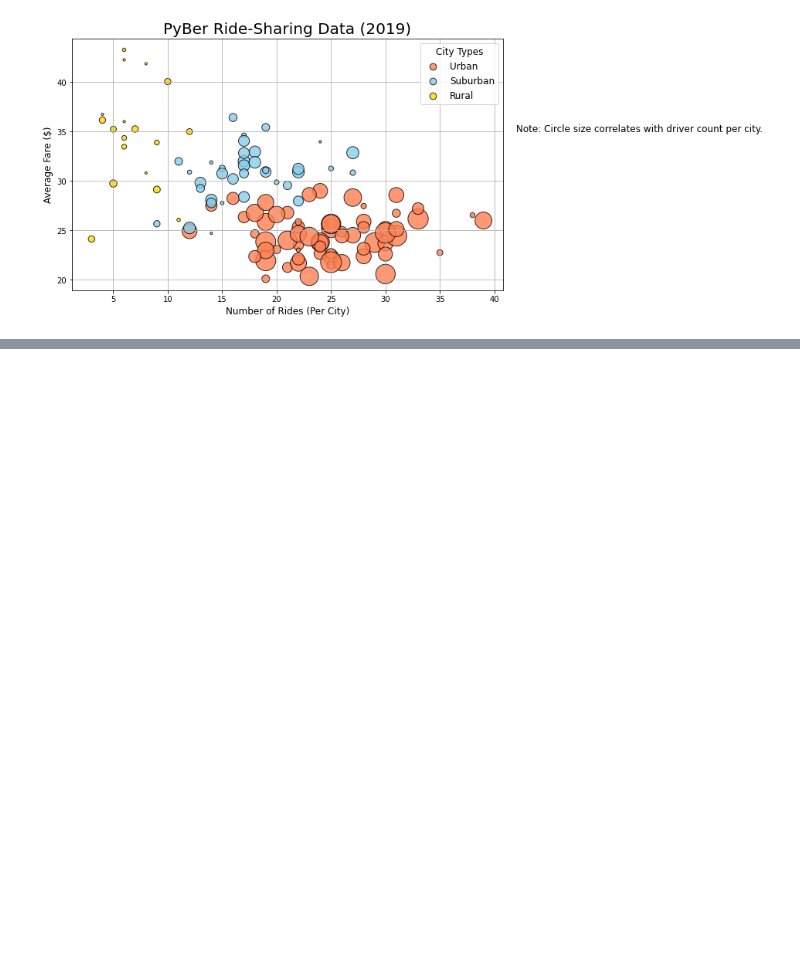
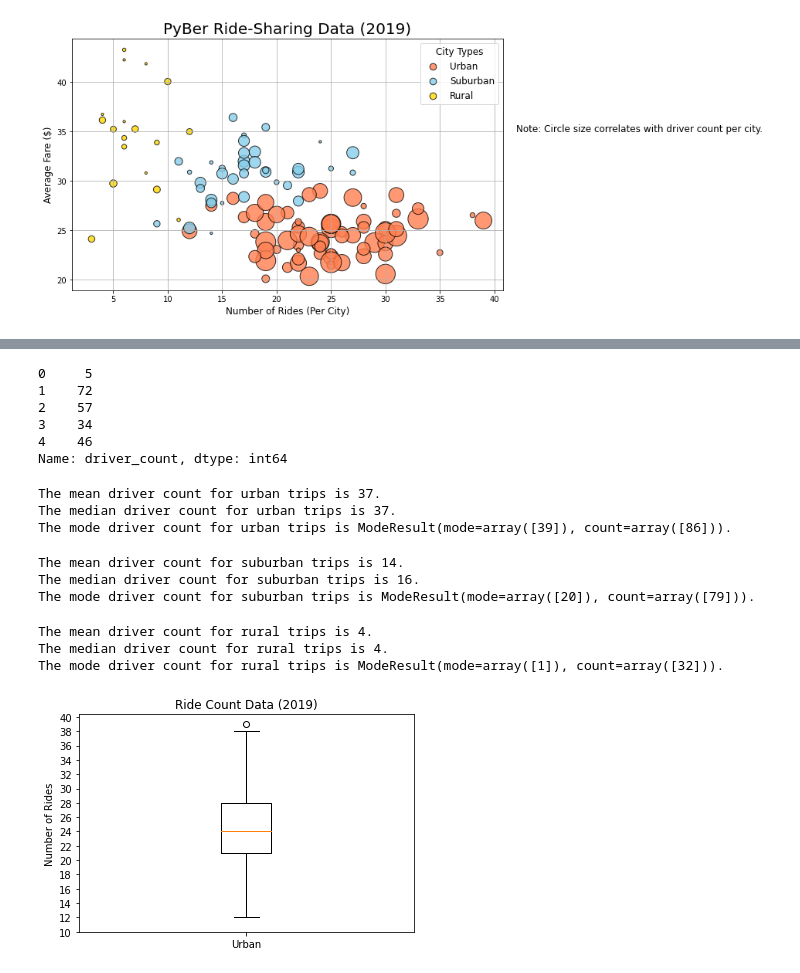
Before and after one commit to Shelka4444/PyBer_Analysis, a Jupyter notebook: PyBer.ipynb, the cells around one changed output, grey strips where cells are left out. Saved outputs shown, nothing was run; the diff lists cells and outputs as text; code cells hidden in the pictures; blank space fills up the shorter version.

Commit message:
Adding box and whisker stats code.

```diff
--- a/PyBer.ipynb
+++ b/PyBer.ipynb
@@ -288,0 +489,25 @@ plt.savefig("Analysis/Fig1.png")
+# %%
+# Get the driver count data from the urban cities.
+urban_driver_count = urban_cities_df["driver_count"]
+urban_driver_count.head()
+# %% [output]
+0     5
+1    72
+2    57
+3    34
+4    46
+Name: driver_count, dtype: int64
+# %%
+# Calculate the measures of central tendency for the driver count in urban cities.
+mean_urban_driver_count = np.mean(urban_driver_count)
+print(f"The mean driver count for urban trips is {round(mean_urban_driver_count)}.")
+
+median_urban_driver_count = np.median(urban_driver_count)
+print(f"The median driver count for urban trips is {round(median_urban_driver_count)}.")
+
+mode_urban_driver_count = sts.mode(urban_driver_count)
+print(f"The mode driver count for urban trips is {mode_urban_driver_count}.")
+# %% [output]
+The mean driver count for urban trips is 37.
+The median driver count for urban trips is 37.
+The mode driver count for urban trips is ModeResult(mode=array([39]), count=array([86])).
@@ -288,0 +517,14 @@ plt.savefig("Analysis/Fig1.png")
+# %%
+# Calculate the measures of central tendency for the driver count in urban cities.
+mean_suburban_driver_count = np.mean(suburban_driver_count)
+print(f"The mean driver count for suburban trips is {round(mean_suburban_driver_count)}.")
+
+median_suburban_driver_count = np.median(suburban_driver_count)
+print(f"The median driver count for suburban trips is {round(median_suburban_driver_count)}.")
+
+mode_suburban_driver_count = sts.mode(suburban_driver_count)
+print(f"The mode driver count for suburban trips is {mode_suburban_driver_count}.")
+# %% [output]
+The mean driver count for suburban trips is 14.
+The median driver count for suburban trips is 16.
+The mode driver count for suburban trips is ModeResult(mode=array([20]), count=array([79])).
@@ -288,0 +534,27 @@ plt.savefig("Analysis/Fig1.png")
+# %%
+# Calculate the measures of central tendency for the driver count in rural cities.
+mean_rural_driver_count = np.mean(rural_driver_count)
+print(f"The mean driver count for rural trips is {round(mean_rural_driver_count)}.")
+
+median_rural_driver_count = np.median(rural_driver_count)
+print(f"The median driver count for rural trips is {round(median_rural_driver_count)}.")
+
+mode_rural_driver_count = sts.mode(rural_driver_count)
+print(f"The mode driver count for rural trips is {mode_rural_driver_count}.")
+# %% [output]
+The mean driver count for rural trips is 4.
+The median driver count for rural trips is 4.
+The mode driver count for rural trips is ModeResult(mode=array([1]), count=array([32])).
+# %%
+# Create a box-and-whisker plot for the urban cities ride count.
+x_labels = ["Urban"]
+fig, ax = plt.subplots()
+ax.boxplot(urban_ride_count, labels=x_labels)
+# Add the title, y-axis label and grid.
+ax.set_title("Ride Count Data (2019)")
+ax.set_ylabel("Number of Rides")
+ax.set_yticks(np.arange(10, 41, step = 2.0))
+ax.grid
+plt.show()
+# %% [output]
+[figure, added]
```
Also changed, not shown: parts of 29 cells of this notebook.
